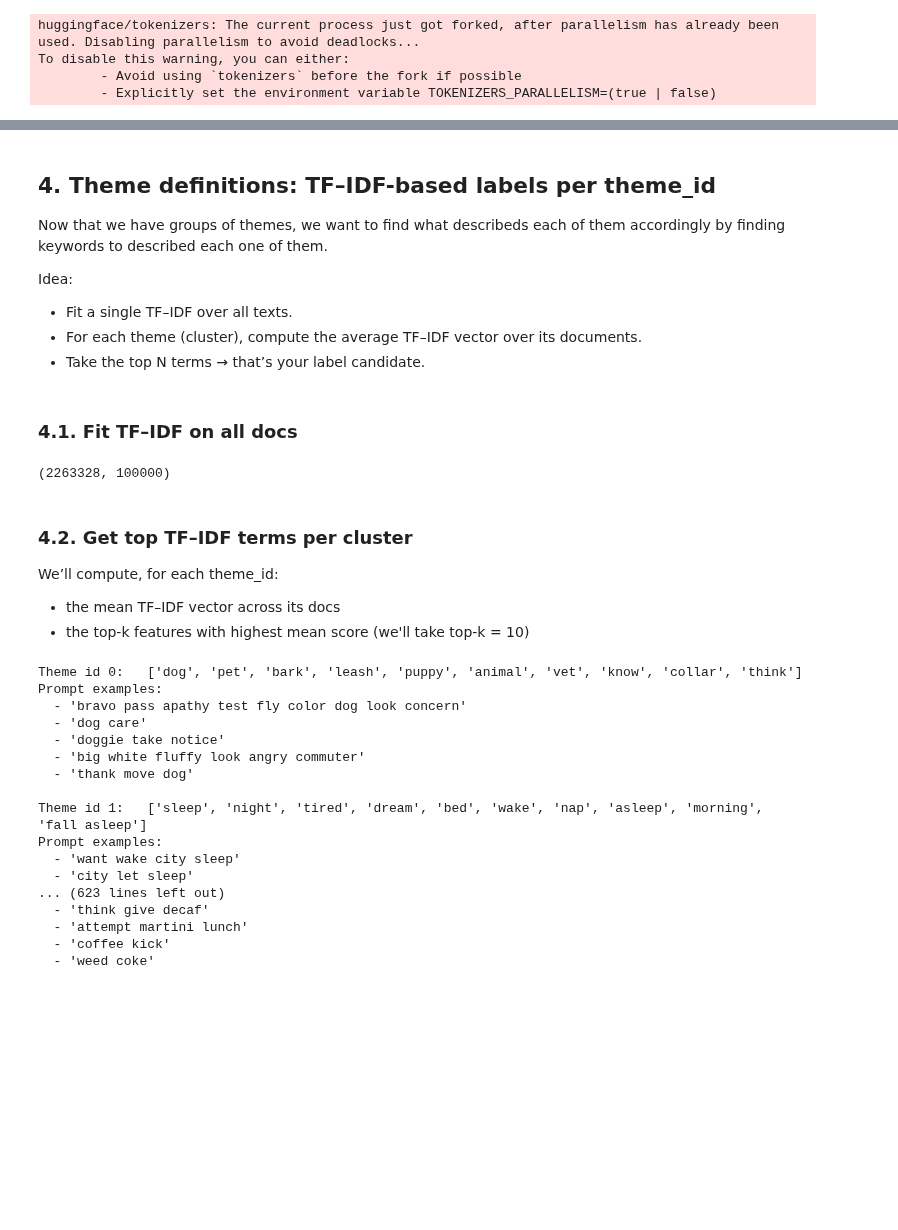
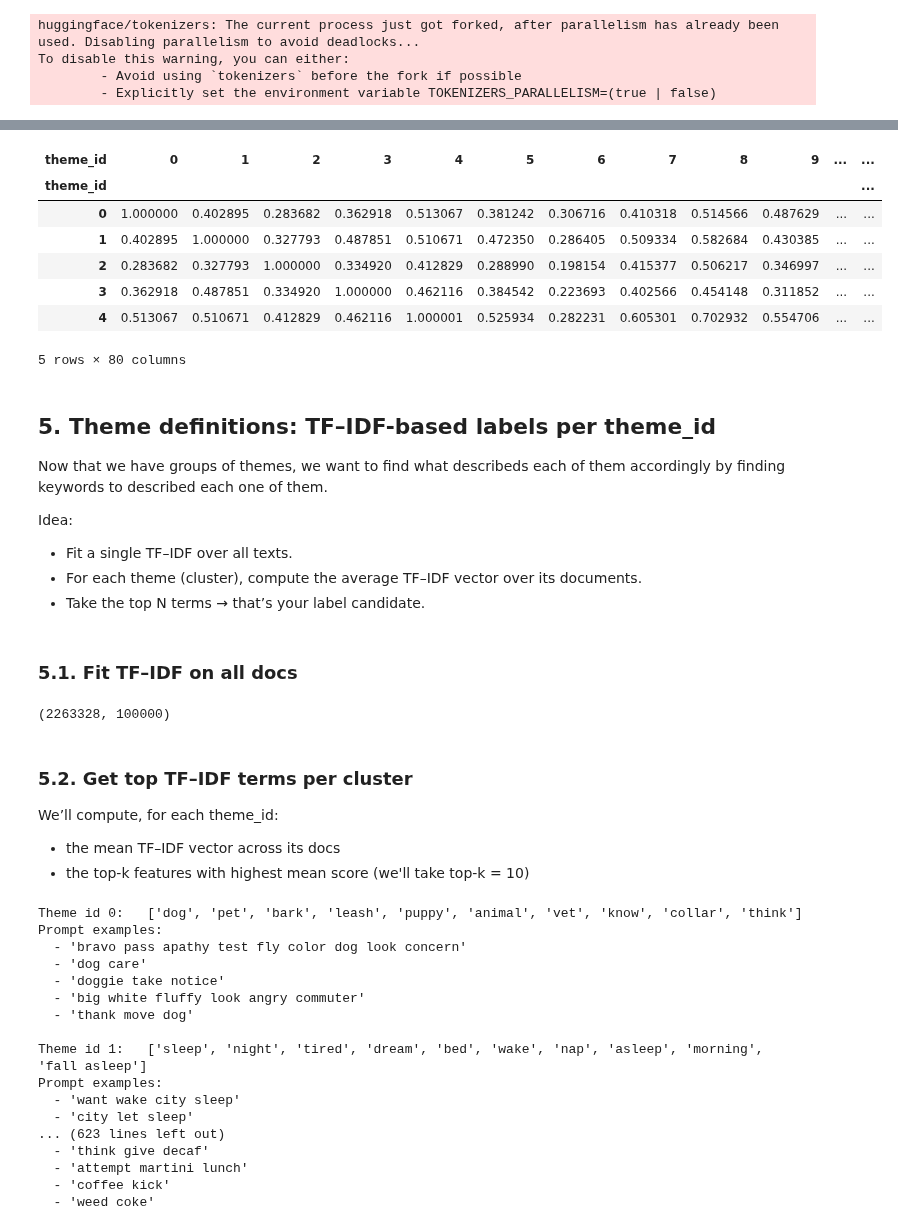
Before and after one commit to epfl-ada/ada-2025-project-json-derulo, a Jupyter notebook: src/Jeremy/theme_extraction.ipynb, the cells around one changed output, grey strips where cells are left out. Drawn from its saved outputs; the diff is of its cells as text; code cells hidden in the pictures; blank space fills up the shorter version.

Commit message:
fixed theme_extraction

```diff
--- a/src/Jeremy/theme_extraction.ipynb
+++ b/src/Jeremy/theme_extraction.ipynb
@@ -221,9 +110,9 @@ if load_from_docs_csv:
         docs_df = docs_df.drop(columns=["clean_text"])
         # remove rows with NAN (the embedding step cannot handle those)
         docs_df["text"] = docs_df["text"].fillna("")
-
 else:
-    original_docs_df, error_csv = build_docs_dataframe(debug=debug)
+    original_docs_df, error_csv = build_docs_dataframe(csv_path  = CSV_DIR,
+                                                       json_path = CONTESTS_JSON, debug=debug)
     docs_df = original_docs_df.copy()
 
 print("Total documents:", len(docs_df))
@@ -310,5 +284,22 @@ To disable this warning, you can either:
+# %%
+theme_sim_df = export_theme_similarity_matrix(
+    kmeans_model=kmeans,
+    method="cosine",  # or "scaled_0_1" / "cosine_distance"
+    output_csv_path = OUTPUT_DIR / "theme_similarity_by_theme_id.csv",
+)
+
+theme_sim_df.head()
+# %% [output]
+| theme_id | 0 | 1 | 2 | 3 | 4 | 5 | 6 | 7 | 8 | 9 | ... | ... |
+| theme_id |  |  |  |  |  |  |  |  |  |  |  | ... |
+| 0 | 1.000000 | 0.402895 | 0.283682 | 0.362918 | 0.513067 | 0.381242 | 0.306716 | 0.410318 | 0.514566 | 0.487629 | ... | ... |
+| 1 | 0.402895 | 1.000000 | 0.327793 | 0.487851 | 0.510671 | 0.472350 | 0.286405 | 0.509334 | 0.582684 | 0.430385 | ... | ... |
+| 2 | 0.283682 | 0.327793 | 1.000000 | 0.334920 | 0.412829 | 0.288990 | 0.198154 | 0.415377 | 0.506217 | 0.346997 | ... | ... |
+| 3 | 0.362918 | 0.487851 | 0.334920 | 1.000000 | 0.462116 | 0.384542 | 0.223693 | 0.402566 | 0.454148 | 0.311852 | ... | ... |
+| 4 | 0.513067 | 0.510671 | 0.412829 | 0.462116 | 1.000001 | 0.525934 | 0.282231 | 0.605301 | 0.702932 | 0.554706 | ... | ... |
+5 rows × 80 columns
 # %% [markdown]
-## 4. Theme definitions: TF–IDF-based labels per theme_id
+## 5. Theme definitions: TF–IDF-based labels per theme_id
 
 Now that we have groups of themes, we want to find what describeds each of them accordingly by finding keywords to described each one of them.
 
@@ -317,7 +308,7 @@ Idea:
 - For each theme (cluster), compute the average TF–IDF vector over its documents.
 - Take the top N terms → that’s your label candidate.
 # %% [markdown]
-### 4.1. Fit TF–IDF on all docs
+### 5.1. Fit TF–IDF on all docs
 # %%
 from sklearn.feature_extraction.text import TfidfVectorizer
 
@@ -340,7 +331,7 @@ print(tfidf_matrix.shape)  # (n_docs, n_features)
 # %% [output]
 (2263328, 100000)
 # %% [markdown]
-### 4.2. Get top TF–IDF terms per cluster
+### 5.2. Get top TF–IDF terms per cluster
 
 We’ll compute, for each theme_id:
 - the mean TF–IDF vector across its docs
```
Also changed, not shown: parts of 9 cells of this notebook.
